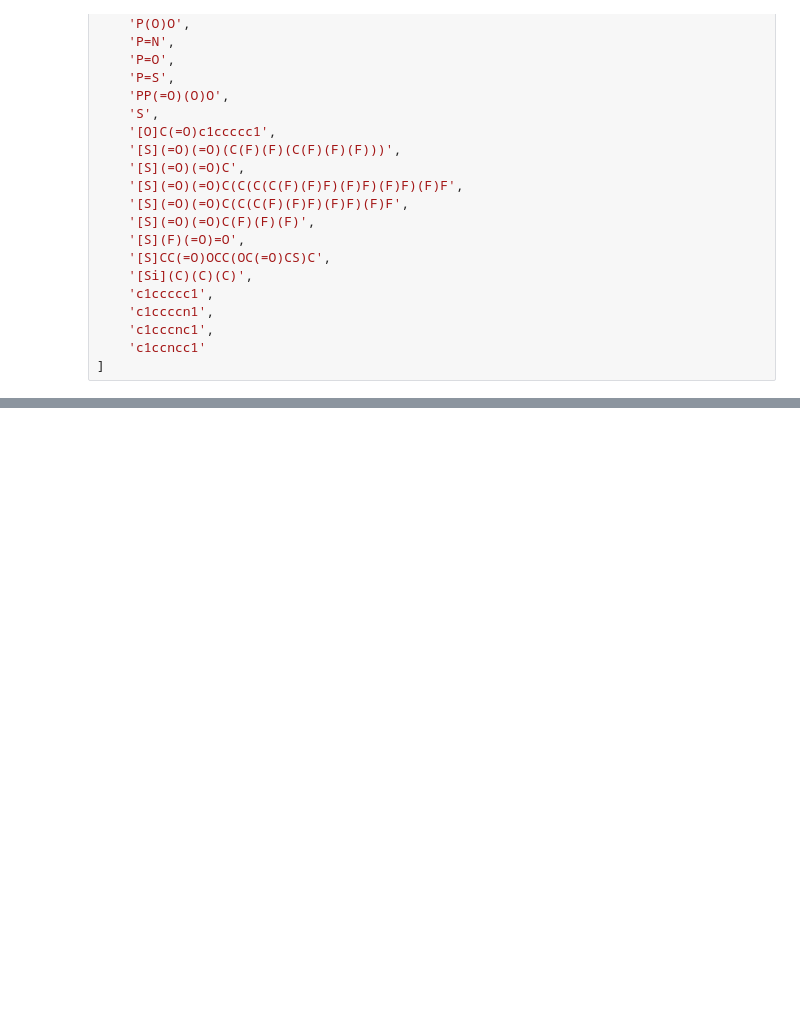
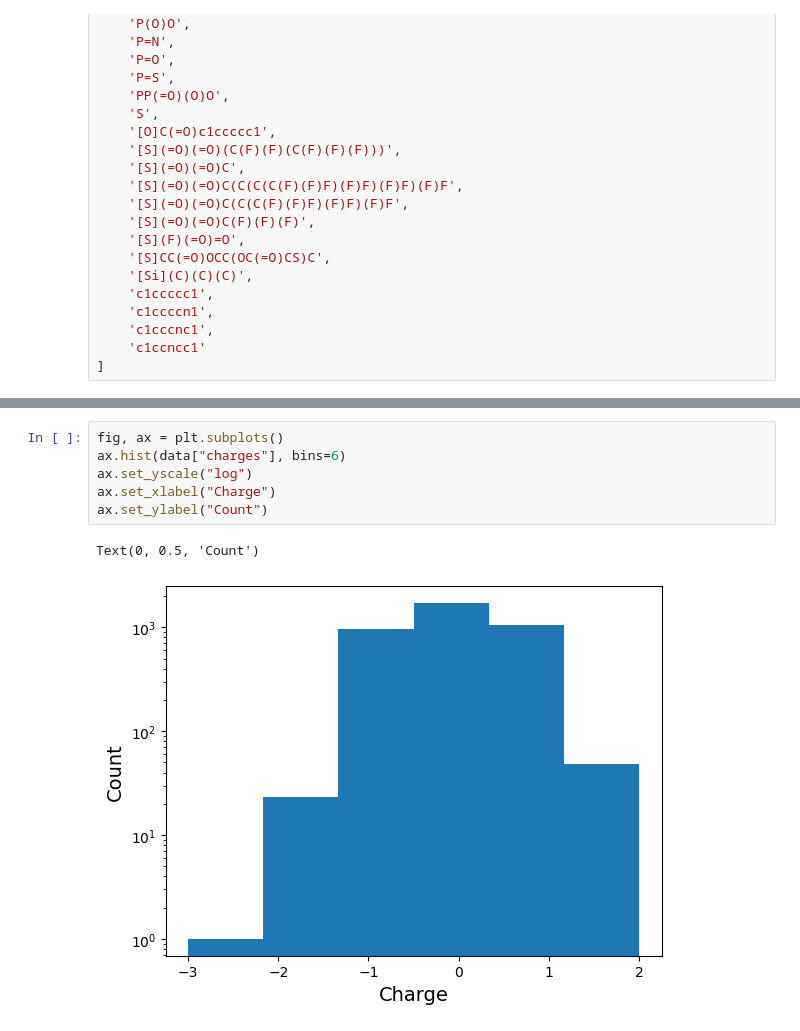
Before and after one commit to Open-Catalyst-Project/om-data, a Jupyter notebook: electrolytes/functionalization/functional_group_substitution.ipynb, the cells around one changed output, grey strips where cells are left out. Drawn from its saved outputs; the diff is of its cells as text; blank space fills up the shorter version.

```diff
--- a/electrolytes/functionalization/functional_group_substitution.ipynb
+++ b/electrolytes/functionalization/functional_group_substitution.ipynb
@@ -422,0 +508,9 @@ len(templates_solvent_additive) + len(templates_redox_flow) + len(templates_ions
+# %%
+fig, ax = plt.subplots()
+ax.hist(data["charges"], bins=6)
+ax.set_yscale("log")
+ax.set_xlabel("Charge")
+ax.set_ylabel("Count")
+# %% [output]
+Text(0, 0.5, 'Count')
+[figure, added]
```
Also changed, not shown: parts of 10 cells of this notebook, 2 other files.
